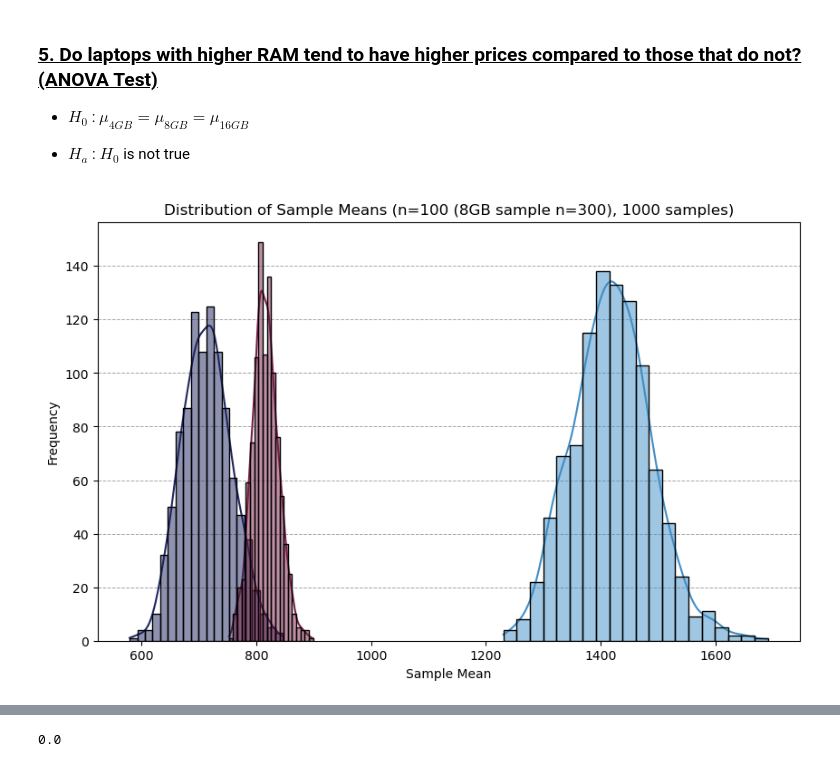
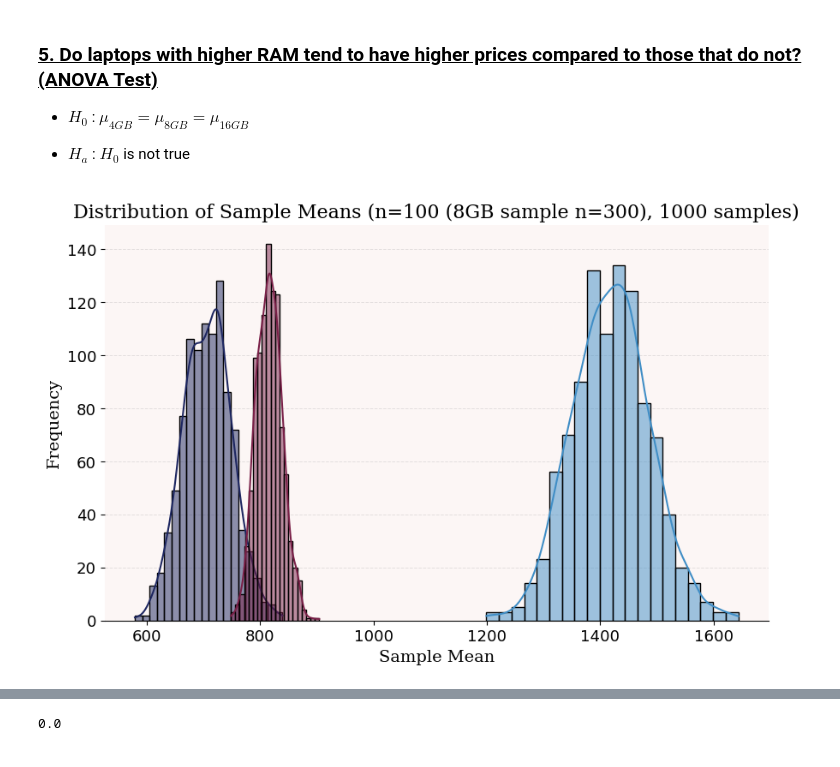
Before and after one commit to chrisheimbuch/laptops-specs-eda, a Jupyter notebook: Laptop Specs EDA.ipynb, the cells around one changed output, grey strips where cells are left out. Cells and saved outputs as stored; diff of their text form; code cells hidden in the pictures.

```diff
--- a/Laptop Specs EDA.ipynb
+++ b/Laptop Specs EDA.ipynb
@@ -922,34 +1026,44 @@ After performing our test, we have rejected the null hypothesis. There was found
 # %%
 #Slice main DF by each RAM amount type and only include the USD value.
 gb4_data = clean_df[clean_df['ram_gb'] == "4 GB"]['latest_price_usd'].values
 gb8_data = clean_df[clean_df['ram_gb'] == "8 GB"]['latest_price_usd'].values
 gb16_data = clean_df[clean_df['ram_gb'] == "16 GB"]['latest_price_usd'].values
 
 # Parameters for sampling
 sample_size = 100
 num_samples = 1000
 
 # Generate sample means
 gb4_sample_means = generate_sample_means(gb4_data, sample_size, num_samples)
 gb8_sample_means = generate_sample_means(gb8_data, sample_size + 200, num_samples)
 gb16_sample_means = generate_sample_means(gb16_data, sample_size, num_samples)
 
 # Plot the distribution of sample means
-plt.figure(figsize=(10, 6))
-sns.histplot(gb4_sample_means, kde=True, color='#1E2761', bins=20, zorder=3)
-sns.histplot(gb8_sample_means, kde=True, color='#7A2048', alpha=0.5, bins=20, zorder=3)
-sns.histplot(gb16_sample_means, kde=True, color='#408EC6', bins=20, zorder=3)
-
+fig, ax = plt.subplots(figsize=(10, 6))
+sns.histplot(gb4_sample_means, kde=True, color='#1E2761', bins=20, zorder=2)
+sns.histplot(gb8_sample_means, kde=True, color='#7A2048', alpha=0.5, bins=20, zorder=2)
+sns.histplot(gb16_sample_means, kde=True, color='#408EC6', bins=20, zorder=2)
 
 #Customize the plot and label axis.
-plt.title(f'Distribution of Sample Means (n={sample_size} (8GB sample n=300), {num_samples} samples)')
-plt.xlabel('Sample Mean')
-plt.ylabel('Frequency')
-plt.grid(True, axis='y', linestyle='--', linewidth=0.7, color='gray', alpha=0.7, zorder=1)
+plt.title(f'Distribution of Sample Means (n={sample_size} (8GB sample n=300), {num_samples} samples)',fontdict=font1)
+plt.xlabel('Sample Mean', fontdict=font2)
+plt.ylabel('Frequency', fontdict=font2)
+plt.grid(True, axis='y', linestyle='--', linewidth=0.7, color='gray', alpha=0.2, zorder=1)
+plt.xticks(fontsize=13)
+plt.yticks(fontsize=13)
+
+#Remove lines of grid perimeter to make more appealing.
+ax.spines["right"].set_visible(False)
+ax.spines["left"].set_visible(False)
+ax.spines["top"].set_visible(False)
+
+#Set background of grid to custom color.
+ax = plt.gca()
+ax.set_facecolor('#FCF6F5')
 
 plt.show()
 # %% [output]
-[figure, old version]
+[figure, new version]
 # %%
 # Shapiro-Wilk test for normality
 
```
Also changed, not shown: parts of 32 cells of this notebook, 3 other files.
